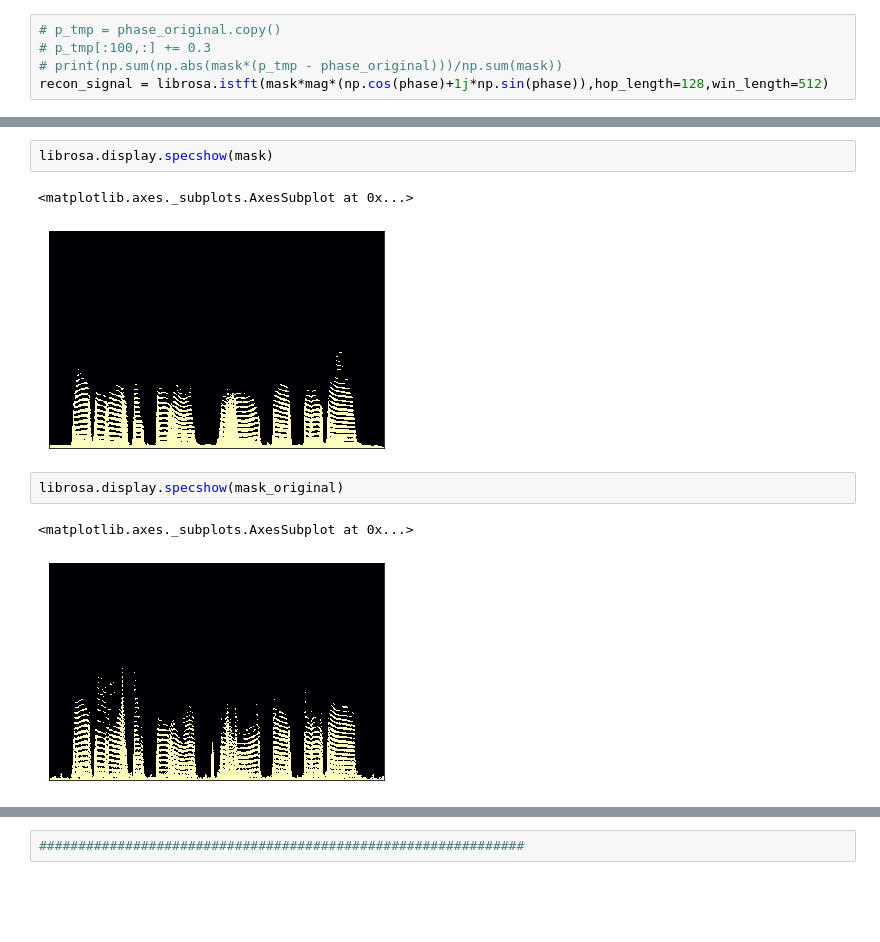
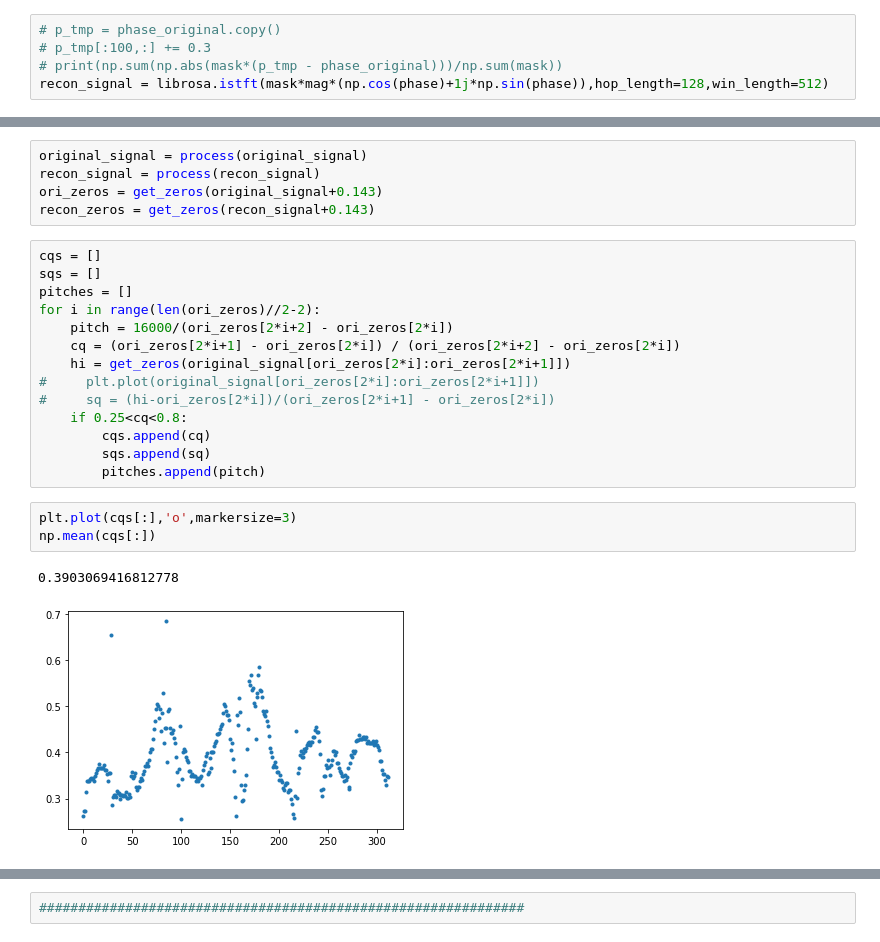
Before and after one commit to SeongwoongCho/SpeechToEGG, a Jupyter notebook: Testing Script.ipynb, the cells around one changed output, grey strips where cells are left out. Drawn from its saved outputs; the diff is of its cells as text; blank space fills up the shorter version.

```diff
--- a/Testing Script.ipynb
+++ b/Testing Script.ipynb
@@ -412,10 +391,25 @@ plt.plot(2*np.gradient(recon_signal)[8000:9000])
-# %%
-librosa.display.specshow(mask)
-# %% [output]
-<matplotlib.axes._subplots.AxesSubplot at 0x...>
-[figure, removed]
-# %%
-librosa.display.specshow(mask_original)
-# %% [output]
-<matplotlib.axes._subplots.AxesSubplot at 0x...>
-[figure, removed]
+# %%
+original_signal = process(original_signal)
+recon_signal = process(recon_signal)
+ori_zeros = get_zeros(original_signal+0.143)
+recon_zeros = get_zeros(recon_signal+0.143)
+# %%
+cqs = []
+sqs = []
+pitches = []
+for i in range(len(ori_zeros)//2-2):
+    pitch = 16000/(ori_zeros[2*i+2] - ori_zeros[2*i])
+    cq = (ori_zeros[2*i+1] - ori_zeros[2*i]) / (ori_zeros[2*i+2] - ori_zeros[2*i])
+    hi = get_zeros(original_signal[ori_zeros[2*i]:ori_zeros[2*i+1]])
+#     plt.plot(original_signal[ori_zeros[2*i]:ori_zeros[2*i+1]])
+#     sq = (hi-ori_zeros[2*i])/(ori_zeros[2*i+1] - ori_zeros[2*i])
+    if 0.25<cq<0.8:
+        cqs.append(cq)
+        sqs.append(sq)
+        pitches.append(pitch)
+# %%
+plt.plot(cqs[:],'o',markersize=3)
+np.mean(cqs[:])
+# %% [output]
+0.3903069416812778
+[figure, added]
```
Also changed, not shown: parts of 45 cells of this notebook, 52 other files.
